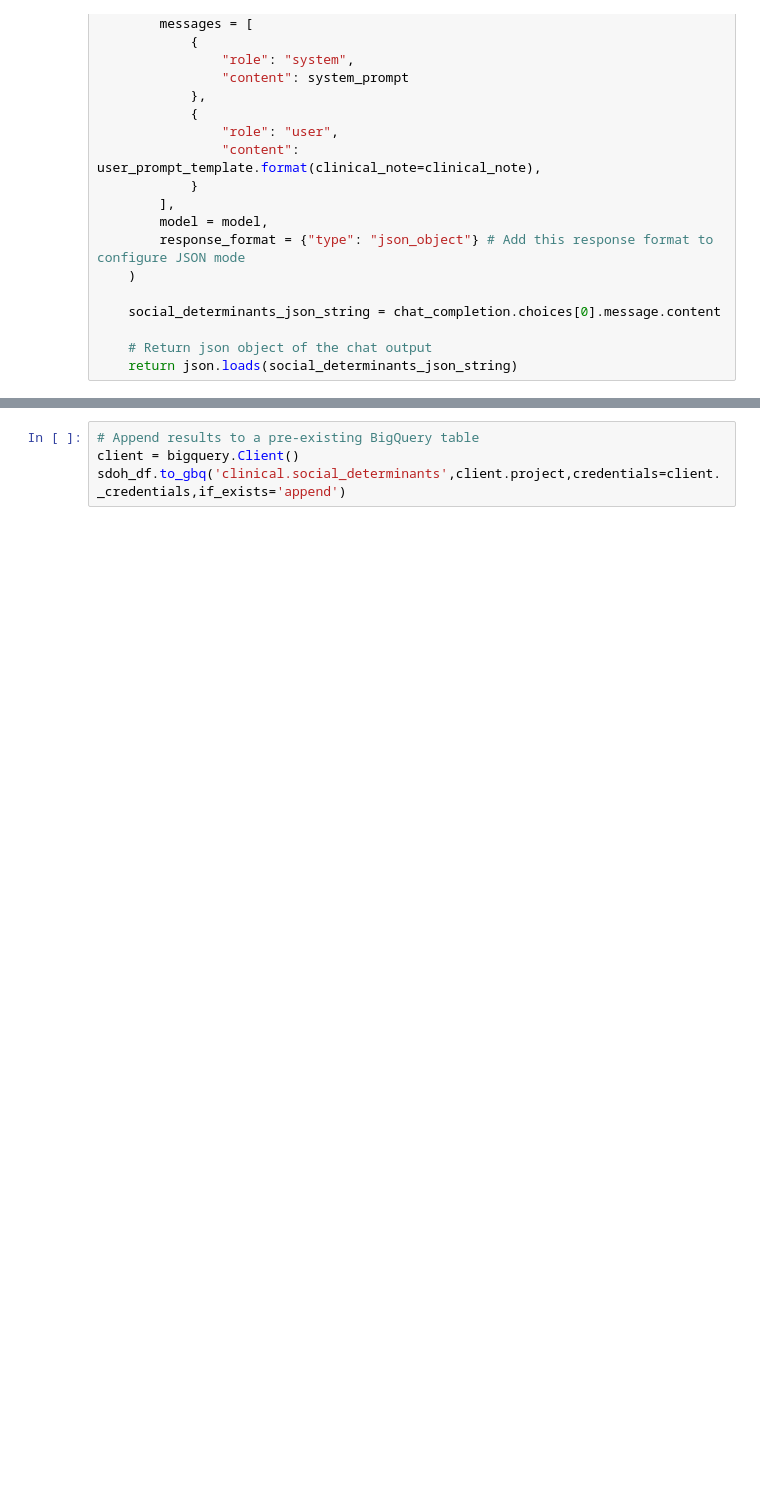
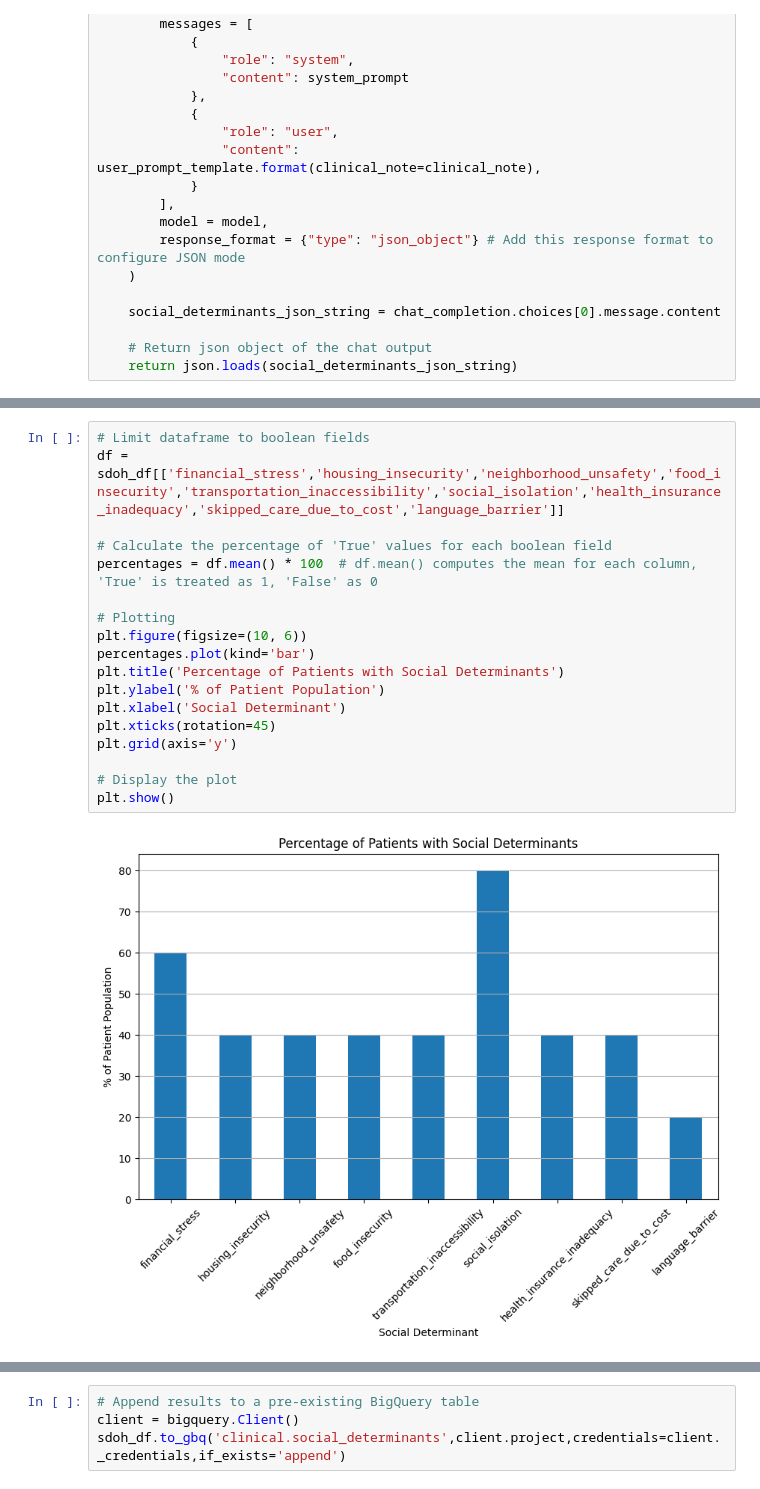
Before and after one commit to groq/groq-api-cookbook, a Jupyter notebook: json-mode-social-determinants-of-health/SDOH-Json-mode.ipynb, the cells around one changed output, grey strips where cells are left out. Cells and saved outputs as stored; diff of their text form; blank space fills up the shorter version.

```diff
--- a/json-mode-social-determinants-of-health/SDOH-Json-mode.ipynb
+++ b/json-mode-social-determinants-of-health/SDOH-Json-mode.ipynb
@@ -212 +217,21 @@ Nice! In just under 12 seconds we've parsed through five clinical notes, extract
+# %%
+# Limit dataframe to boolean fields
+df = sdoh_df[['financial_stress','housing_insecurity','neighborhood_unsafety','food_insecurity','transportation_inaccessibility','social_isolation','health_insurance_inadequacy','skipped_care_due_to_cost','language_barrier']]
+
+# Calculate the percentage of 'True' values for each boolean field
+percentages = df.mean() * 100  # df.mean() computes the mean for each column, 'True' is treated as 1, 'False' as 0
+
+# Plotting
+plt.figure(figsize=(10, 6))
+percentages.plot(kind='bar')
+plt.title('Percentage of Patients with Social Determinants')
+plt.ylabel('% of Patient Population')
+plt.xlabel('Social Determinant')
+plt.xticks(rotation=45)
+plt.grid(axis='y')
+
+# Display the plot
+plt.show()
+# %% [output]
+[figure, added]
 # %% [markdown]
```
Also changed, not shown: parts of 14 cells of this notebook.
